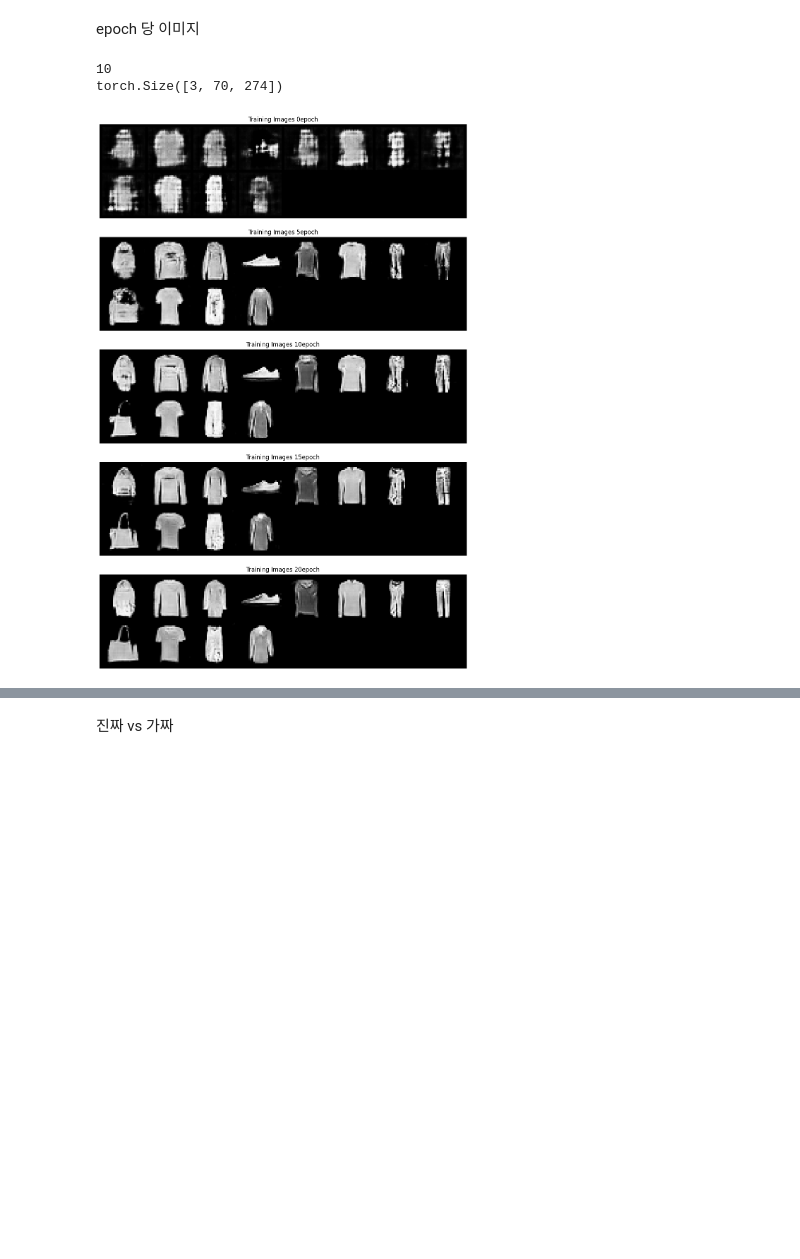
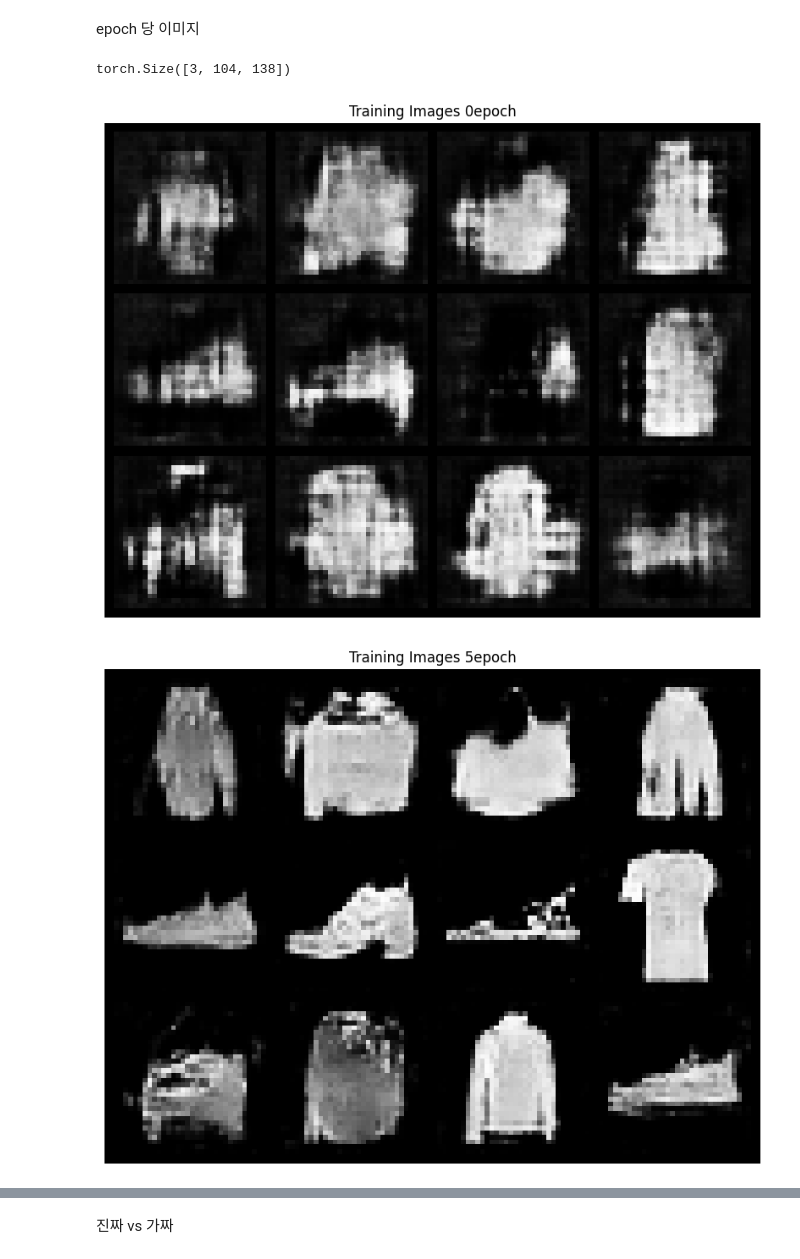
Before and after one commit to yunguks/ai-toolkit, a Jupyter notebook: final_gan/train_gan.ipynb, the cells around one changed output, grey strips where cells are left out. Cells and saved outputs as stored; diff of their text form; code cells hidden in the pictures; blank space fills up the shorter version.

```diff
--- a/final_gan/train_gan.ipynb
+++ b/final_gan/train_gan.ipynb
@@ -42,16 +43,16 @@ nc = 1
 nz = 100
 
 # 생성자를 통과하는 특징 데이터들의 채널 크기
-ngf = 64
+ngf = 32
 
 # 구분자를 통과하는 특징 데이터들의 채널 크기
-ndf = 64
+ndf = 32
 
 # 학습할 에폭 수
-num_epochs = 20
+num_epochs = 51
 
 # 옵티마이저의 학습률
-lr = 0.0001
+lr = 1e-4
 
 # Adam 옵티마이저의 beta1 하이퍼파라미터
 beta1 = 0.5
@@ -108,8 +109,9 @@ def weights_init(m):
         nn.init.normal_(m.weight.data, 1.0, 0.02)
         nn.init.constant_(m.bias.data, 0)
 # %%
-netG = model.Generator(nc,nz,ngf)
+netG = models.Generator(nc,nz,ngf)
 netG.apply(weights_init)
 
-print(netG)
+
+summary(netG,(100,1,1),device='cpu')
 # %% [output]
@@ -131,5 +135,6 @@ Generator(
 # %%
-netD = model.Discriminator(nc,ndf)
+netD = models.Discriminator(nc,ndf)
 netD.apply(weights_init)
-print(netD)
+
+summary(netD,(1,32,32),device='cpu')
 # %% [output]
@@ -160,6 +168,7 @@ optimizer_G = torch.optim.Adam(netG.parameters(), lr=lr, betas=(beta1, 0.999))
 optimizer_D = torch.optim.Adam(netD.parameters(), lr=lr, betas=(beta1, 0.999))
 # %%
 img_list = []
+real_img_list = []
 G_losses = []
 D_losses = []
 netG.to(device)
@@ -222,9 +231,10 @@ for epoch in range(num_epochs):
     D_losses.append(total_d_loss)
 
     # fixed_noise를 통과시킨 G의 출력값을 저장해둡니다
-    if (epoch % 2 == 0):
+    if (epoch % 5 == 0):
         with torch.no_grad():
             fake = netG(fixed_noise).detach().cpu()
+        real_img_list.append(vutils.make_grid(real_cpu.detach().cpu(), nrow=4, padding=2, normalize=True))
         img_list.append(vutils.make_grid(fake, nrow=4, padding=2, normalize=True))
 # %% [output]
 Starting Training Loop...
@@ -263,15 +273,15 @@ plt.show()
 # %% [markdown]
 epoch 당 이미지
 # %%
-print(len(img_list))
+list_num = len(img_list)
 print(img_list[0].shape)
-plt.figure(figsize=(100,20))
-for i in range(5):
-    plt.subplot(5,1,i+1)
+for i in range(list_num):
+    plt.figure(figsize=(10,10))
+    target_i = i*5
     plt.axis("off")
-    plt.title(f"Training Images {i*5}epoch")
-    plt.imshow(np.transpose(img_list[i*2],(1,2,0)))
+    plt.title(f"Training Images {target_i}epoch")
+    plt.imshow(np.transpose(img_list[i],(1,2,0)))
 # %% [output]
-10
-torch.Size([3, 70, 274])
+torch.Size([3, 104, 138])
-[figure, old version]
+[figure, new version]
+[figure, added]
```
Also changed, not shown: parts of 9 cells of this notebook, 50 other files.
